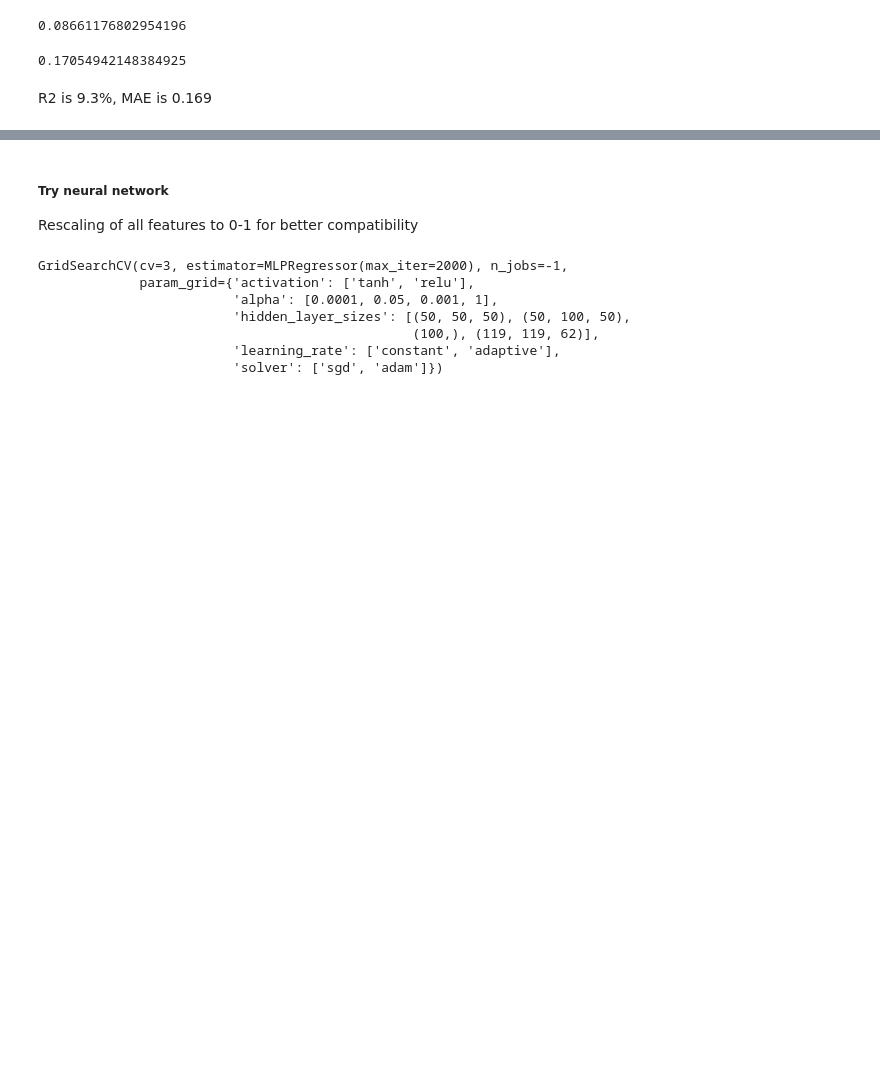
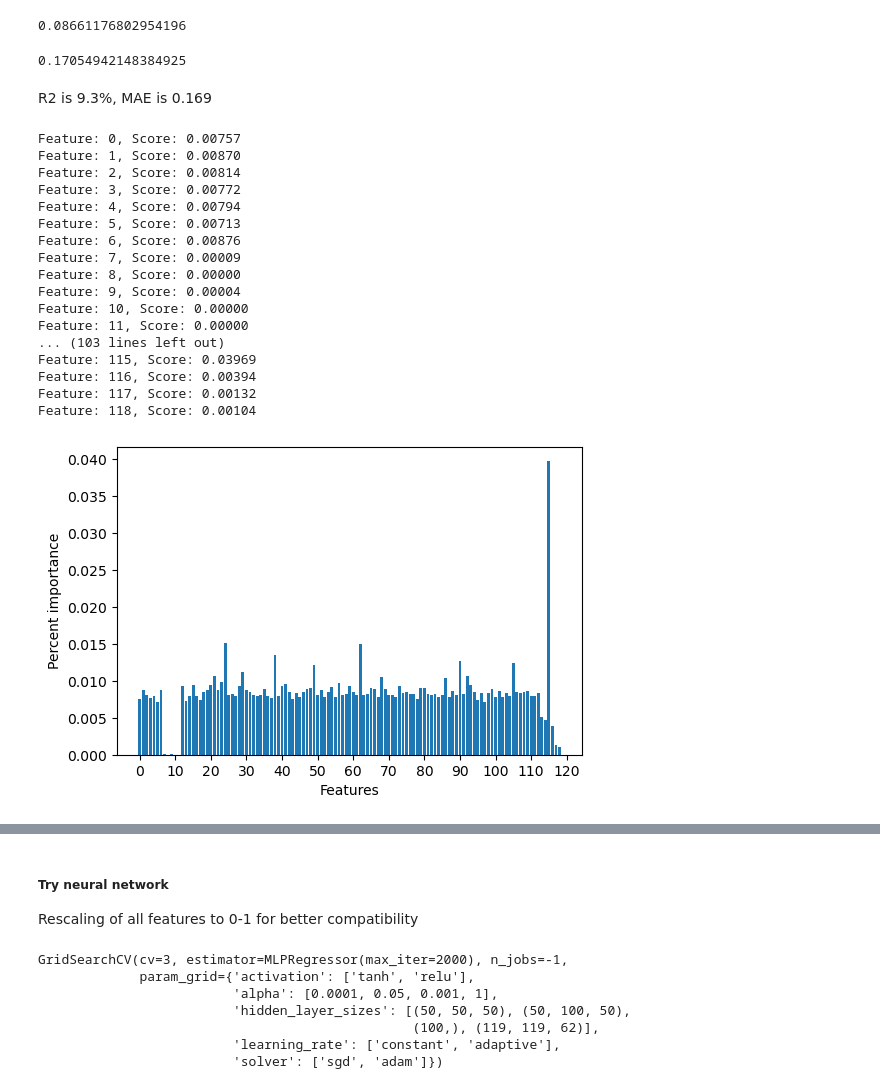
Before and after one commit to RicKrauel/NLP_thesis, a Jupyter notebook: code/prediction.ipynb, the cells around one changed output, grey strips where cells are left out. Saved outputs shown, nothing was run; the diff lists cells and outputs as text; code cells hidden in the pictures; blank space fills up the shorter version.

```diff
--- a/code/prediction.ipynb
+++ b/code/prediction.ipynb
@@ -31,7 +31,7 @@ tqdm.pandas()
 # %% [markdown]
 ### Choose file we want to predict
 # %%
-with mgzip.open('../data/predict_bert_topic.mgzip', 'rb') as handle:
+with mgzip.open('../data/predict_bert_notopic.mgzip', 'rb') as handle:
     predict = pickle.load(handle)
 #predict.to_csv('../data/predict_bert_topic.csv')
 # %%
@@ -177,14 +179,35 @@ pred_rf = regr.predict(X_test)
 # %%
 # get importance
 importance = regr.feature_importances_
 # summarize feature importance
 for i,v in enumerate(importance):
 	print('Feature: %0d, Score: %.5f' % (i,v))
 # plot feature importance
 fig, ax = plt.subplots()
 plt.bar([x for x in range(len(importance))], importance)
 start, end = ax.get_xlim()
-ax.xaxis.set_ticks(np.arange(0, end, 5))
-fig.set_figheight(5)
-fig.set_figwidth(10)
-plt.show()
+ax.xaxis.set_ticks(np.arange(0, end, 10))
+plt.xlabel('Features')
+plt.ylabel('Percent importance')
+fig.set_figheight(4)
+fig.set_figwidth(6)
+plt.savefig('../figures/rfr_importance.png')
+# %% [output]
+Feature: 0, Score: 0.00757
+Feature: 1, Score: 0.00870
+Feature: 2, Score: 0.00814
+Feature: 3, Score: 0.00772
+Feature: 4, Score: 0.00794
+Feature: 5, Score: 0.00713
+Feature: 6, Score: 0.00876
+Feature: 7, Score: 0.00009
+Feature: 8, Score: 0.00000
+Feature: 9, Score: 0.00004
+Feature: 10, Score: 0.00000
+Feature: 11, Score: 0.00000
+... (103 lines left out)
+Feature: 115, Score: 0.03969
+Feature: 116, Score: 0.00394
+Feature: 117, Score: 0.00132
+Feature: 118, Score: 0.00104
+[figure, added]
```
Also changed, not shown: parts of 23 cells of this notebook, 3 other files.
